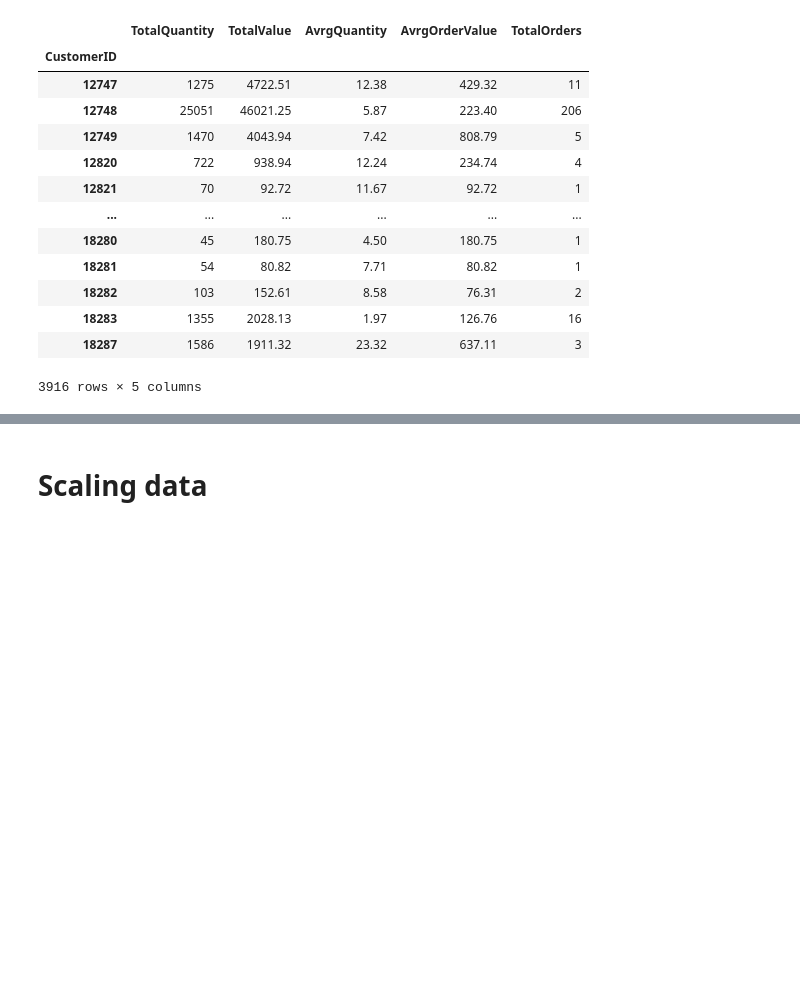
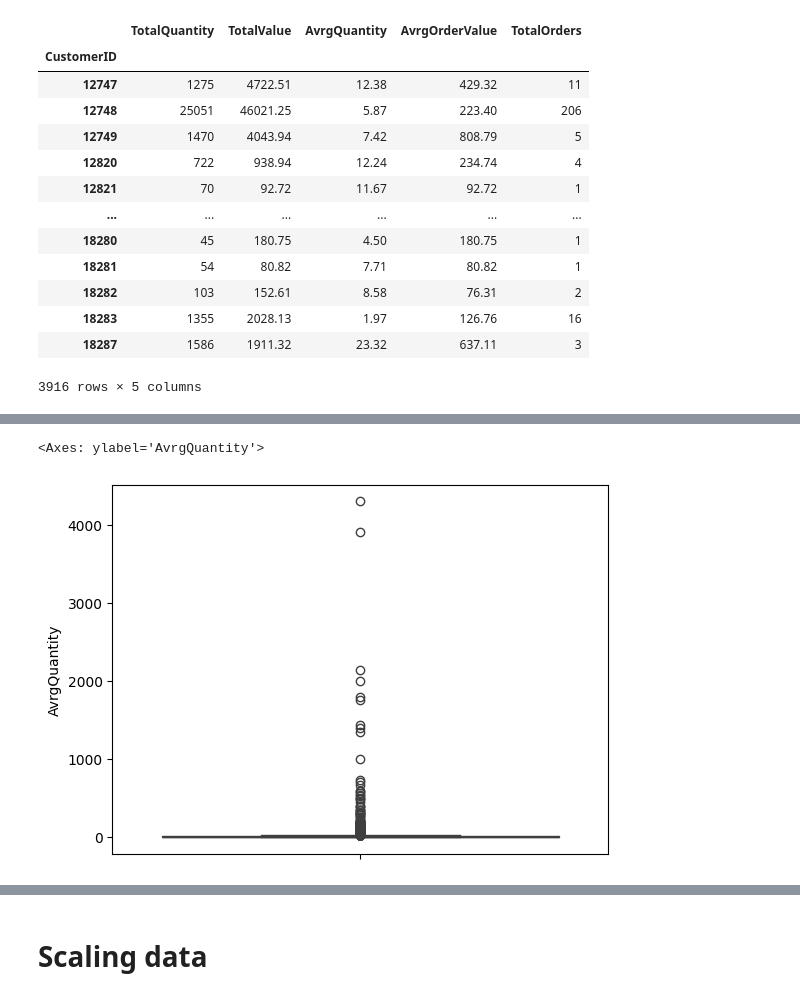
Before and after one commit to dimitsagk/ClientClustering_InventoryForecast, a Jupyter notebook: notebooks/03_ClientClustering_ML-notebook.ipynb, the cells around one changed output, grey strips where cells are left out. Saved outputs shown, nothing was run; the diff lists cells and outputs as text; code cells hidden in the pictures; blank space fills up the shorter version.

```diff
--- a/notebooks/03_ClientClustering_ML-notebook.ipynb
+++ b/notebooks/03_ClientClustering_ML-notebook.ipynb
@@ -156,0 +179,5 @@ cust
+# %%
+sns.boxplot(data = cust['AvrgQuantity'])
+# %% [output]
+<Axes: ylabel='AvrgQuantity'>
+[figure, added]
```
Also changed, not shown: parts of 6 cells of this notebook.
